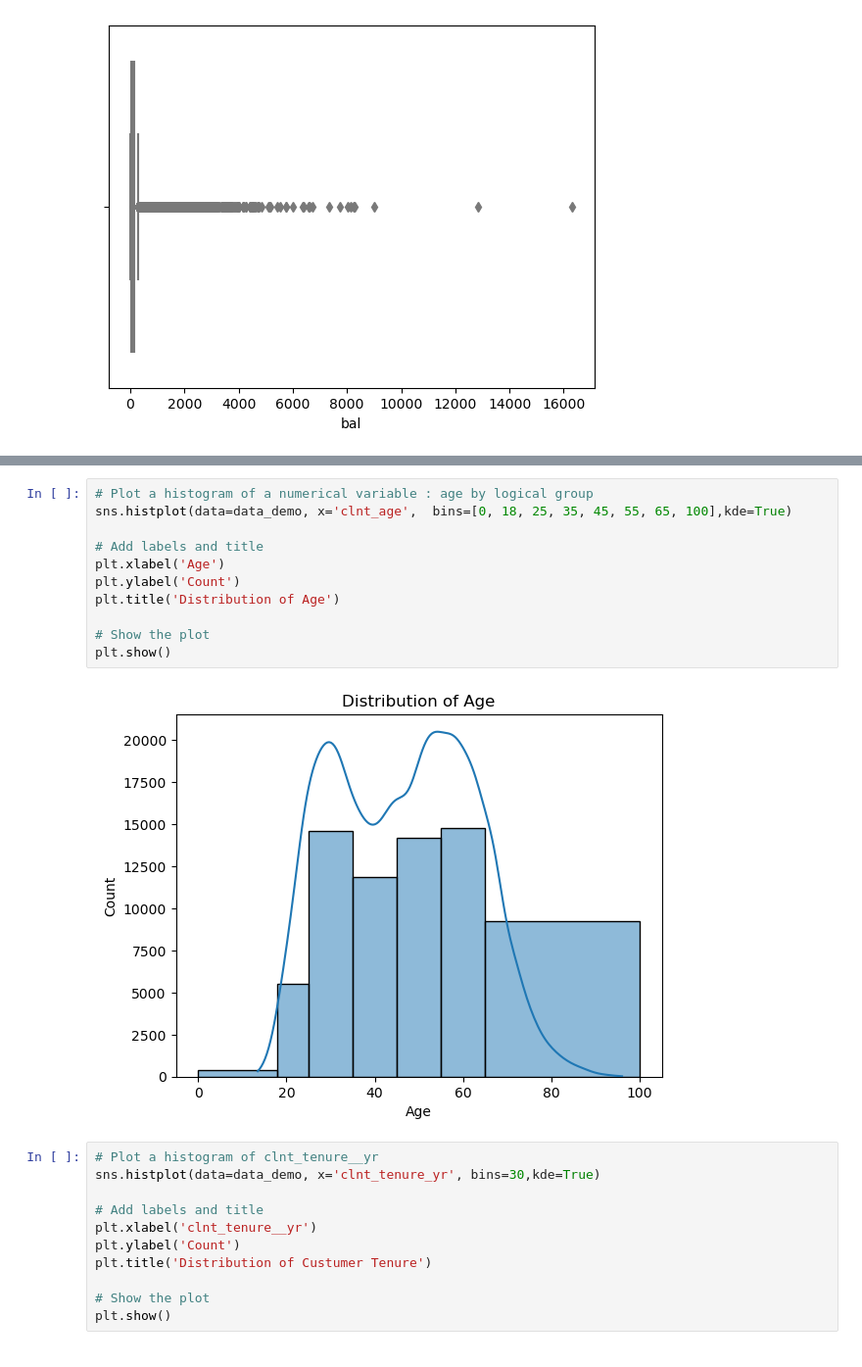
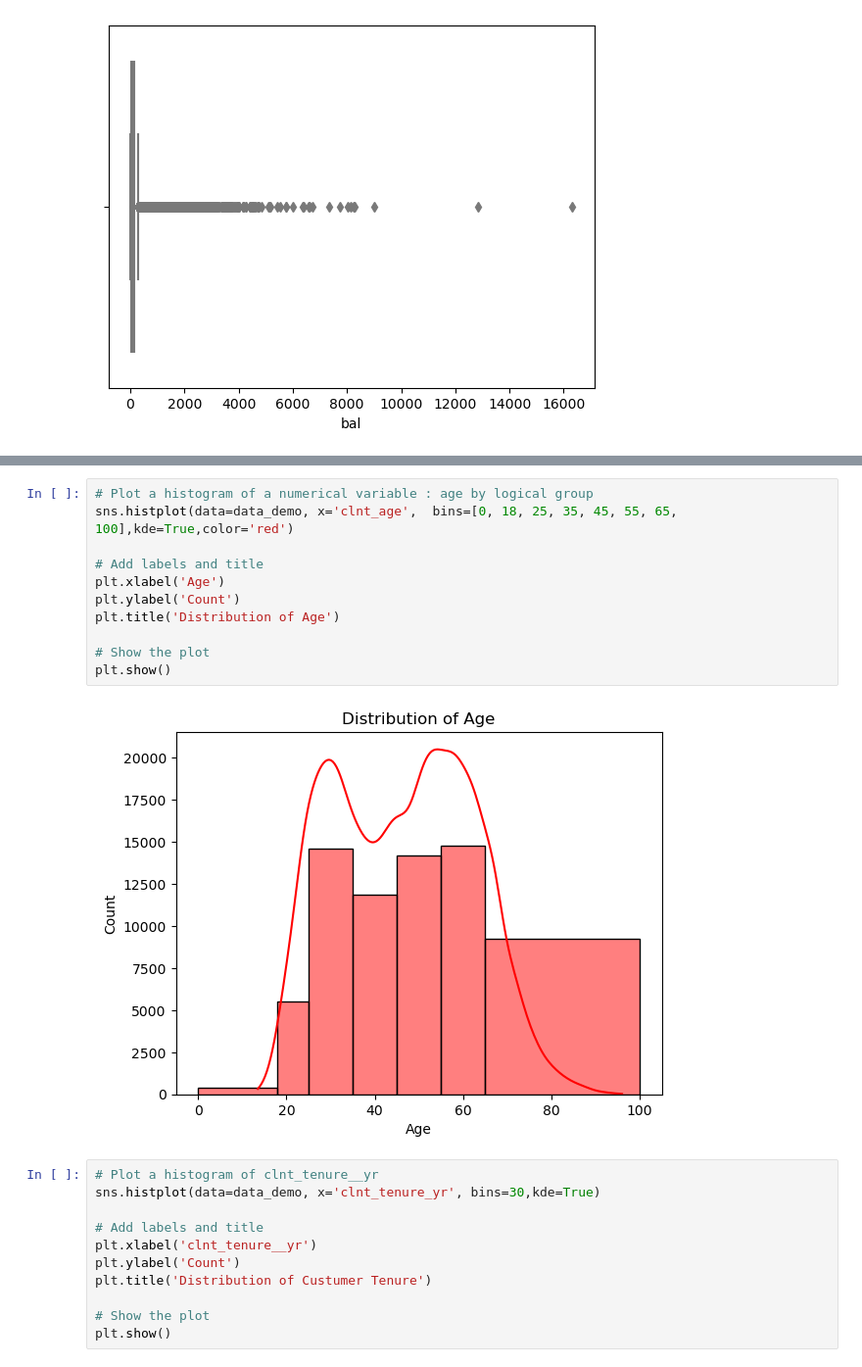
Before and after one commit to PaolaGaray/vanguard-ab-test, a Jupyter notebook: notebooks/Defining_customers.ipynb, the cells around one changed output, grey strips where cells are left out. Shown at 98% size. Cells and saved outputs as stored; diff of their text form.

```diff
--- a/notebooks/Defining_customers.ipynb
+++ b/notebooks/Defining_customers.ipynb
@@ -242,16 +246,16 @@ plt.show()
 # %%
 # Plot a histogram of a numerical variable : age by logical group
-sns.histplot(data=data_demo, x='clnt_age',  bins=[0, 18, 25, 35, 45, 55, 65, 100],kde=True)
+sns.histplot(data=data_demo, x='clnt_age',  bins=[0, 18, 25, 35, 45, 55, 65, 100],kde=True,color='red')
 
 # Add labels and title
 plt.xlabel('Age')
 plt.ylabel('Count')
 plt.title('Distribution of Age')
 
 # Show the plot
 plt.show()
 # %% [output]
-[figure, old version]
+[figure, new version]
 # %%
 # Plot a histogram of clnt_tenure__yr
 sns.histplot(data=data_demo, x='clnt_tenure_yr', bins=30,kde=True)
```
Also changed, not shown: parts of 27 cells of this notebook.
